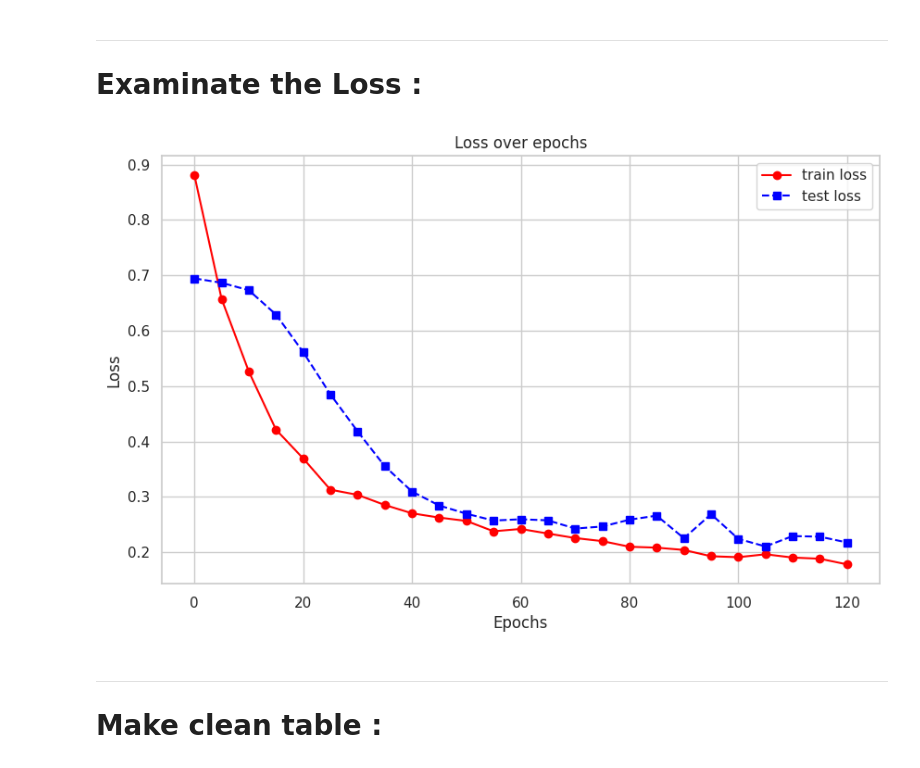
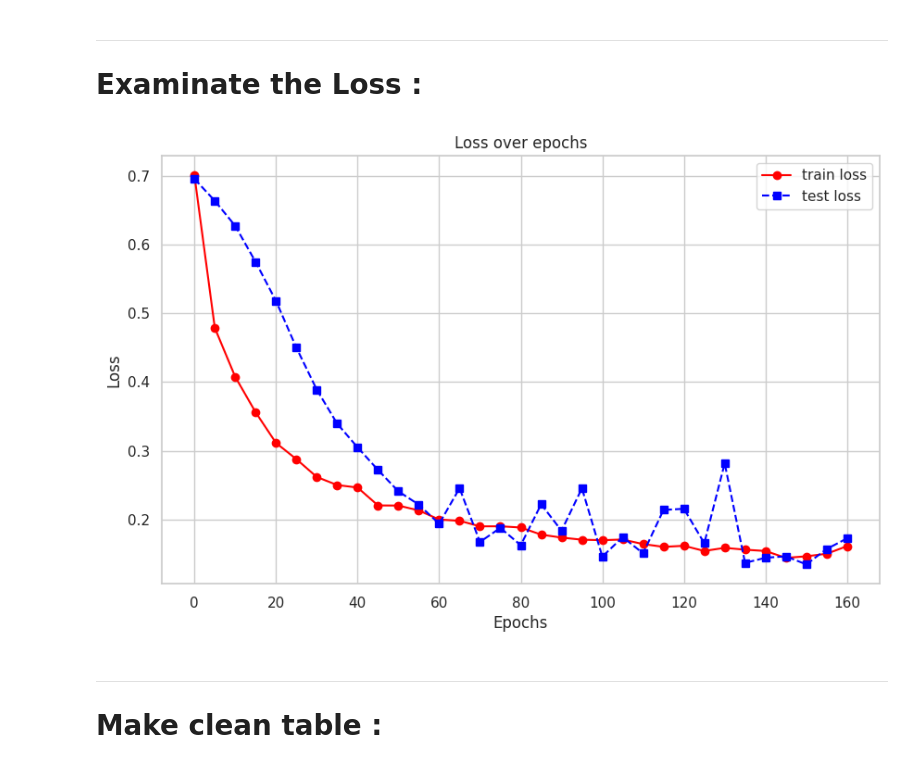
Before and after one commit to conchaeloko/Klebsiella_TropiSEARCH, a Jupyter notebook: scripts/Ensemble_TropiGAT/J.TropiGAT_metrics.ipynb, the cells around one changed output. Cells and saved outputs as stored; diff of their text form; code cells hidden in the pictures.

```diff
--- a/scripts/Ensemble_TropiGAT/J.TropiGAT_metrics.ipynb
+++ b/scripts/Ensemble_TropiGAT/J.TropiGAT_metrics.ipynb
@@ -33,10 +33,10 @@ def plot_loss(df) :
     plt.grid(True)
     plt.show()
 # %%
-eg_df = make_table(f"{path_metrics}/KL102__node_classification.2805.log")
+eg_df = make_table(f"{path_metrics}/KL64__node_classification.2805.log")
 plot_loss(eg_df)
 # %% [output]
-[figure, old version]
+[figure, new version]
 # %% [markdown]
 ***
 # Make clean table :
```
Also changed, not shown: 3 other files.
